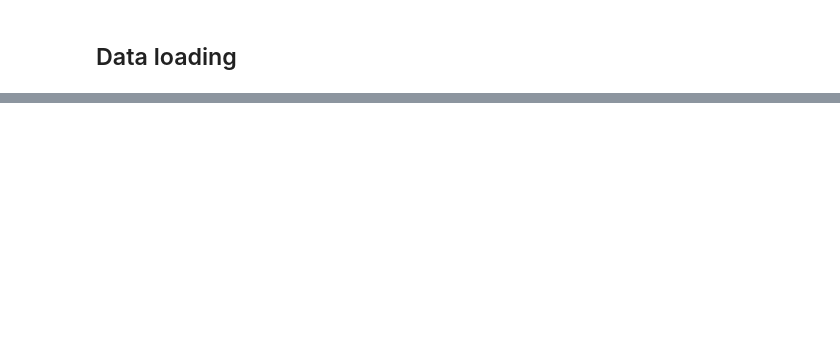
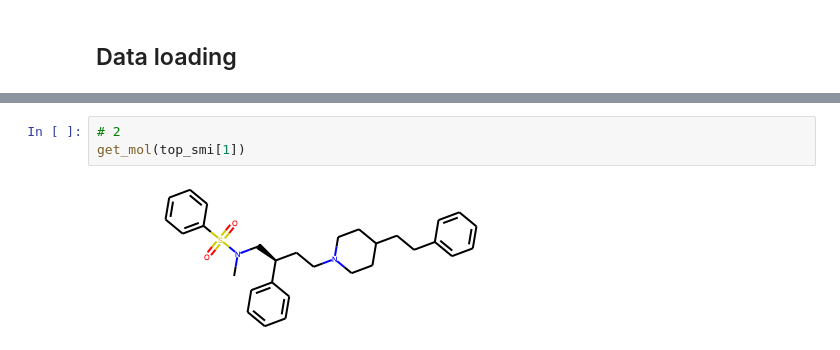
Before and after one commit to Munchic/tinymolecule, a Jupyter notebook: analysis/baff_best.ipynb, the cells around one changed output, grey strips where cells are left out. Cells and saved outputs as stored; diff of their text form; blank space fills up the shorter version.

```diff
--- a/analysis/baff_best.ipynb
+++ b/analysis/baff_best.ipynb
@@ -196,0 +48,5 @@ Name: SMILES, dtype: object
+# %%
+# 2
+get_mol(top_smi[1])
+# %% [output]
+[figure, added]
```
Also changed, not shown: parts of 31 cells of this notebook, 3 other files.
